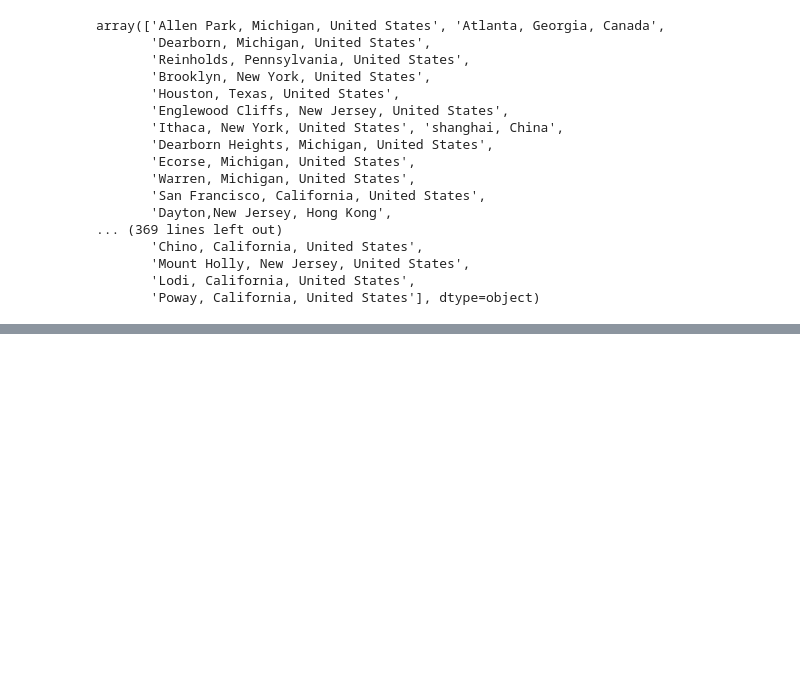
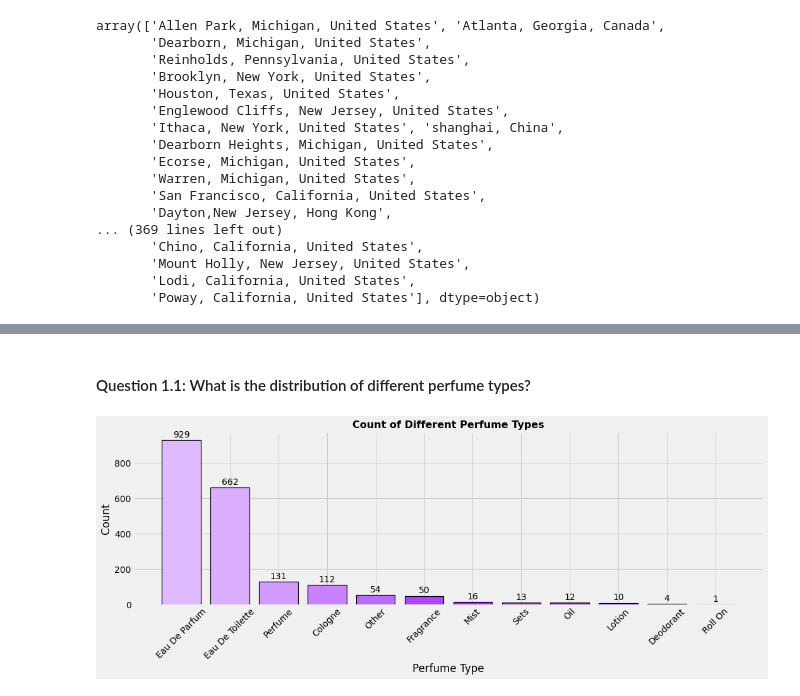
Before and after one commit to TrinityGahagen2K/ebay-perfume-analysis, a Jupyter notebook: ebay_perfume_analysis.ipynb, the cells around one changed output, grey strips where cells are left out. Cells and saved outputs as stored; diff of their text form; code cells hidden in the pictures; blank space fills up the shorter version.

Commit message:
Finished cleaning data, answered questions, made visualizations

```diff
--- a/ebay_perfume_analysis.ipynb
+++ b/ebay_perfume_analysis.ipynb
@@ -203,0 +326,3 @@ perfumes_clean = perfumes.drop(columns=['type', 'priceWithCurrency', 'itemLocati
+# %%
+for condition, label in zipped:
+    perfumes['brand'] = np.where(condition, label, perfumes['brand'])
@@ -203,0 +382,27 @@ perfumes_clean = perfumes.drop(columns=['type', 'priceWithCurrency', 'itemLocati
+# %%
+perfumes_clean = perfumes.drop(columns=['type', 'priceWithCurrency', 'itemLocation', 'availableText', 'title'])
+perfumes_clean.rename(columns={'available':'minimumAvailable', 'type_clean':'perfumeType'}, inplace=True)
+
+# Reorder the columns
+perfumes_clean = perfumes_clean[['brand',
+                                'perfumeType',
+                                'price',
+                                'minimumAvailable',
+                                'availabilityExact',
+                                'sold',
+                                'lastUpdated',
+                                'forMen',
+                                'forWomen',
+                                'unisex',
+                                'shipsFromUSA',
+                                'shipsFromHK',
+                                'shipsFromChina',
+                                'shipsFromIndia',
+                                'shipsFromPakistan',
+                                'shipsFromCanada',
+                                'shipsFromTaiwan',
+                                'shipsFromBrazil',
+                                'shipsFromJapan',
+                                'shipsFromBulgaria']]
+
+perfumes_clean.head()
@@ -204,3 +416,4 @@ perfumes_clean = perfumes.drop(columns=['type', 'priceWithCurrency', 'itemLocati
 # %%
+perfumes_clean['minimumAvailable'].fillna(-1, inplace=True)
 perfumes_clean.isna().sum()
 # %% [output]
@@ -223,3 +436 @@ in_Bulgaria      0
 dtype: int64
-# %%
-perfumes_clean.fillna('Unknown', inplace=True)
@@ -225,0 +476,15 @@ perfumes_clean.fillna('Unknown', inplace=True)
+# %% [markdown]
+#### Question 1.1: What is the distribution of different perfume types?
+# %%
+# What is the distribution of perfume types?
+fig, ax = plt.subplots(figsize=(15, 6))
+plt.bar(x=perfumes_clean['perfumeType'].value_counts().index, height=perfumes_clean['perfumeType'].value_counts(), color=purple_colors[::-1], edgecolor='black', linewidth=1.2)
+ax.tick_params(axis='x', rotation=45)
+ax.set_title('Count of Different Perfume Types')
+ax.set_xlabel('Perfume Type')
+ax.set_ylabel('Count')
+for i in perfumes_clean['perfumeType'].value_counts().index:
+    ax.annotate(f'{perfumes_clean["perfumeType"].value_counts()[i]}', xy=(i, perfumes_clean["perfumeType"].value_counts()[i] + 30), va='center', ha='center')
+plt.tight_layout();
+# %% [output]
+[figure, added]
```
Also changed, not shown: parts of 37 cells of this notebook.
